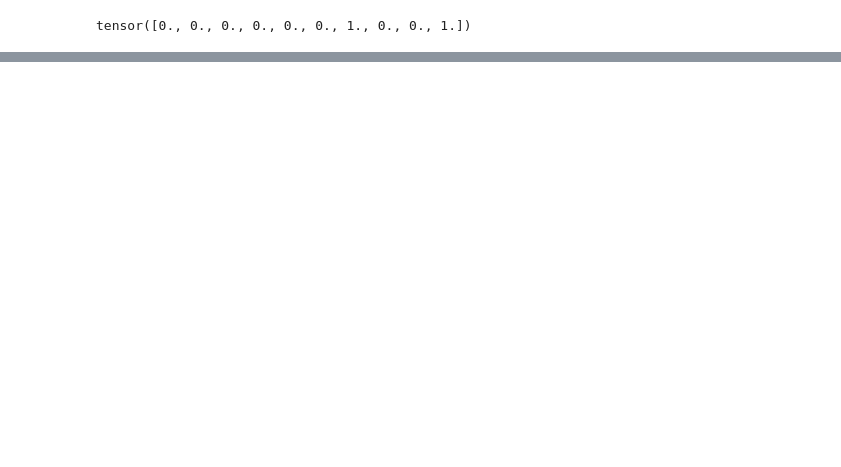
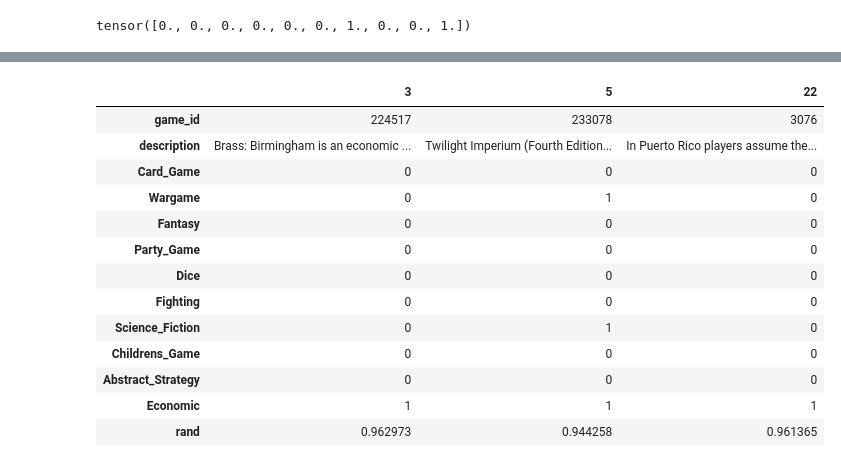
Before and after one commit to TweeDice/BGG-NLP, a Jupyter notebook: BGG-BERT.ipynb, the cells around one changed output, grey strips where cells are left out. Cells and saved outputs as stored; diff of their text form; code cells hidden in the pictures; blank space fills up the shorter version.

```diff
--- a/BGG-BERT.ipynb
+++ b/BGG-BERT.ipynb
@@ -619,0 +678,17 @@ KeyboardInterrupt:
+# %%
+pd.read_csv('../data/cats/test.csv', index_col=0).head(3).T
+# %% [output]
+|  | 3 | 5 | 22 |
+| game_id | 224517 | 233078 | 3076 |
+| description | Brass: Birmingham is an economic ... | Twilight Imperium (Fourth Edition... | In Puerto Rico players assume the... |
+| Card_Game | 0 | 0 | 0 |
+| Wargame | 0 | 1 | 0 |
+| Fantasy | 0 | 0 | 0 |
+| Party_Game | 0 | 0 | 0 |
+| Dice | 0 | 0 | 0 |
+| Fighting | 0 | 0 | 0 |
+| Science_Fiction | 0 | 1 | 0 |
+| Childrens_Game | 0 | 0 | 0 |
+| Abstract_Strategy | 0 | 0 | 0 |
+| Economic | 1 | 1 | 1 |
+| rand | 0.962973 | 0.944258 | 0.961365 |
```
Also changed, not shown: parts of 19 cells of this notebook, 3 other files.
